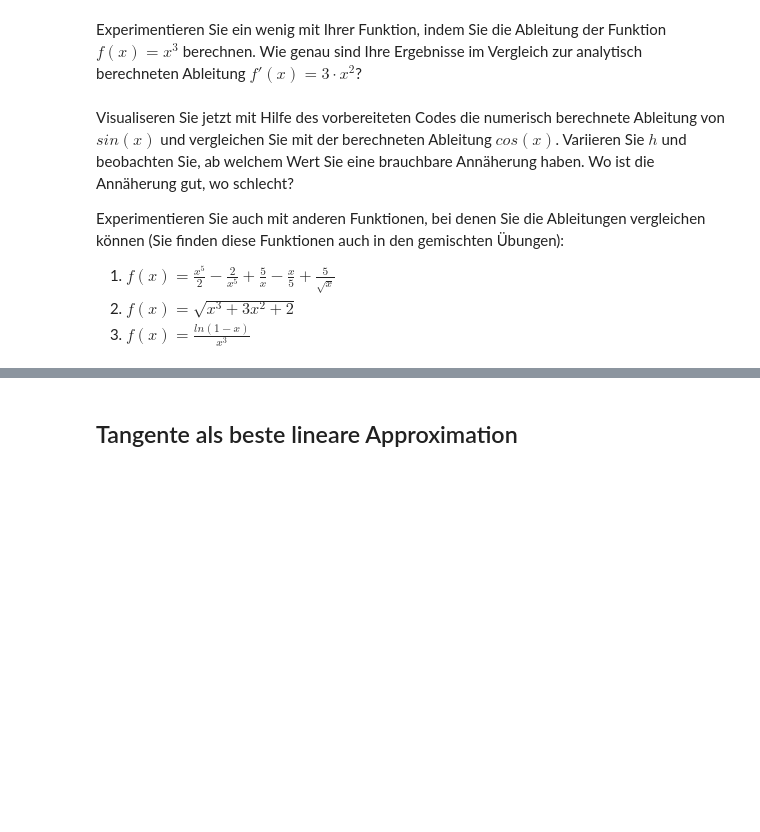
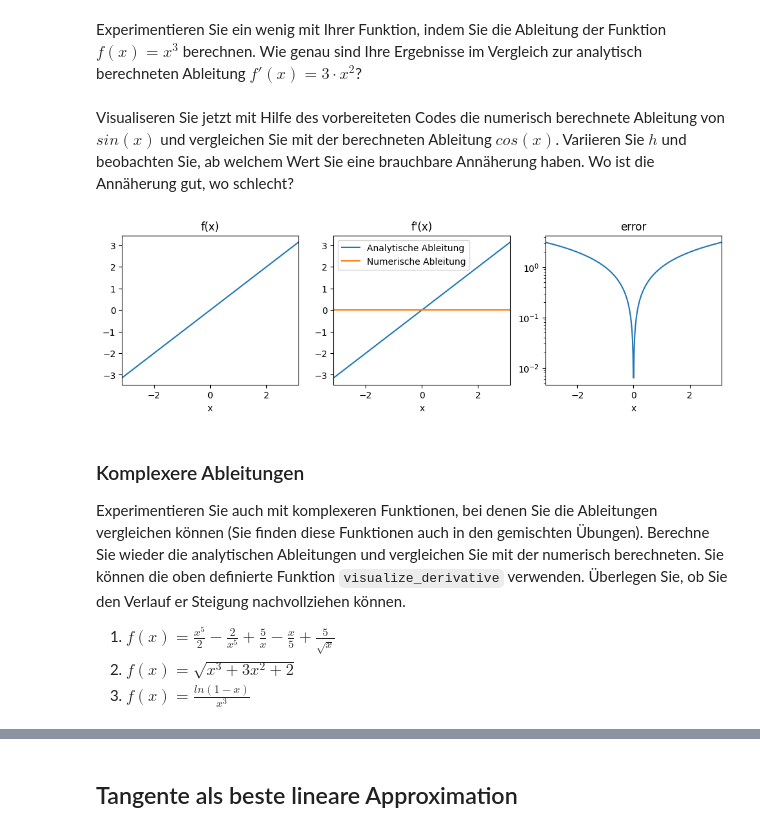
Before and after one commit to tokrelo/hso-mathe, a Jupyter notebook: content/04-differentialrechnung.ipynb, the cells around one changed output, grey strips where cells are left out. Cells and saved outputs as stored; diff of their text form; code cells hidden in the pictures; blank space fills up the shorter version.

Commit message:
Small modifications to start without knowing any rules for derivatives.

```diff
--- a/content/04-differentialrechnung.ipynb
+++ b/content/04-differentialrechnung.ipynb
@@ -23,10 +23,62 @@ def derivative(f, x, h):
 Experimentieren Sie ein wenig mit Ihrer Funktion, indem Sie die Ableitung der Funktion $f(x)=x^3$ berechnen. Wie genau sind Ihre Ergebnisse im Vergleich zur analytisch berechneten Ableitung $f'(x)=3\cdot x^2$?
 # %%
 # TODO
+# %% [markdown]
+Visualiseren Sie jetzt mit Hilfe des vorbereiteten Codes die numerisch berechnete Ableitung von $sin(x)$ und vergleichen Sie mit der berechneten Ableitung $cos(x)$. Variieren Sie $h$ und beobachten Sie, ab welchem Wert Sie eine brauchbare Annäherung haben. Wo ist die Annäherung gut, wo schlecht?
+# %%
+# Define h
+h = 1  # TODO
+
+# Define function, analytical derivative and numerical derivative
+f = lambda x: x  # TODO
+fp_analytical = lambda x: x  # TODO  # analytiically computed derivative
+
+### Do not change anything below this line ###
+
+
+def visualize_derivative(f, fp_analytical, xmin, xmax, h):
+    """Create a plot showing the function f, both derivatives and the difference between the numerical and analytical derivative."""
+
+    # Compute numerical derivative
+    fp_numerical = lambda x: derivative(f, x, h)
+
+    # Visualize results
+    subplots(1, 3, figsize=(12, 3))
+    x = linspace(xmin, xmax, 500)
+
+    # First subplot: show function f
+    subplot(1, 3, 1)
+    xlim(x[0], x[-1])
+    xlabel("x")
+    title("f(x)")
+    plot(x, f(x))
+
+    # Second subplot: show both derivatives
+    subplot(1, 3, 2)
+    xlim(x[0], x[-1])
+    xlabel("x")
+    title("f'(x)")
+    plot(x, fp_analytical(x), label="Analytische Ableitung")
+    plot(x, fp_numerical(x), label="Numerische Ableitung")
+    legend(loc="best")
+
+    # Third subplot: show error, i.e. difference between the two derivatives
+    subplot(1, 3, 3)
+    xlim(x[0], x[-1])
+    xlabel("x")
+    title("error")
+    diff = fp_analytical(x) - fp_numerical(x)
+    plot(x, abs(diff))
+    semilogy()
+
+visualize_derivative(f, fp_analytical, -pi, pi, h)
+# %% [output]
+[figure, added]
 # %% [markdown]
-Visualiseren Sie jetzt mit Hilfe des vorbereiteten Codes die numerisch berechnete Ableitung von $sin(x)$ und vergleichen Sie mit der berechneten Ableitung $cos(x)$. Variieren Sie $h$ und beobachten Sie, ab welchem Wert Sie eine brauchbare Annäherung haben. Wo ist die Annäherung gut, wo schlecht?
+### Komplexere Ableitungen
 
-Experimentieren Sie auch mit anderen Funktionen, bei denen Sie die Ableitungen vergleichen können (Sie finden diese Funktionen auch in den gemischten Übungen):
+Experimentieren Sie auch mit komplexeren Funktionen, bei denen Sie die Ableitungen vergleichen können (Sie finden diese Funktionen auch in den gemischten Übungen). Berechne  Sie wieder die analytischen Ableitungen und vergleichen Sie mit der numerisch berechneten. Sie können die oben definierte Funktion `visualize_derivative` verwenden. Überlegen Sie, ob Sie den Verlauf er Steigung nachvollziehen können.
+
 1. $f(x)=\frac{x^5}{2}-\frac{2}{x^5}+\frac{5}{x}-\frac{x}{5}+\frac{5}{\sqrt x}$
 3. $f(x)=\sqrt{x^3+3x^2+2}$
 5. $f(x)=\frac{ln(1-x)}{x^3}$
```
Also changed, not shown: parts of 2 cells of this notebook.
